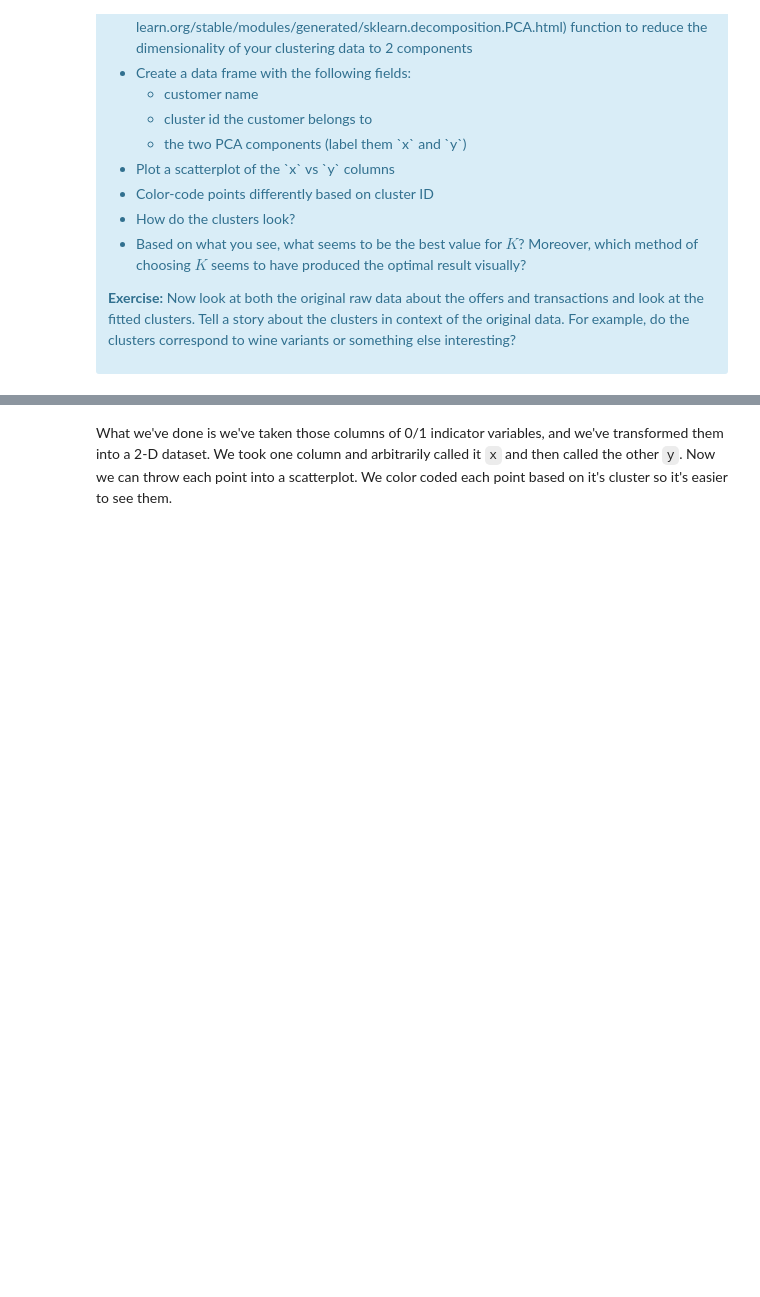
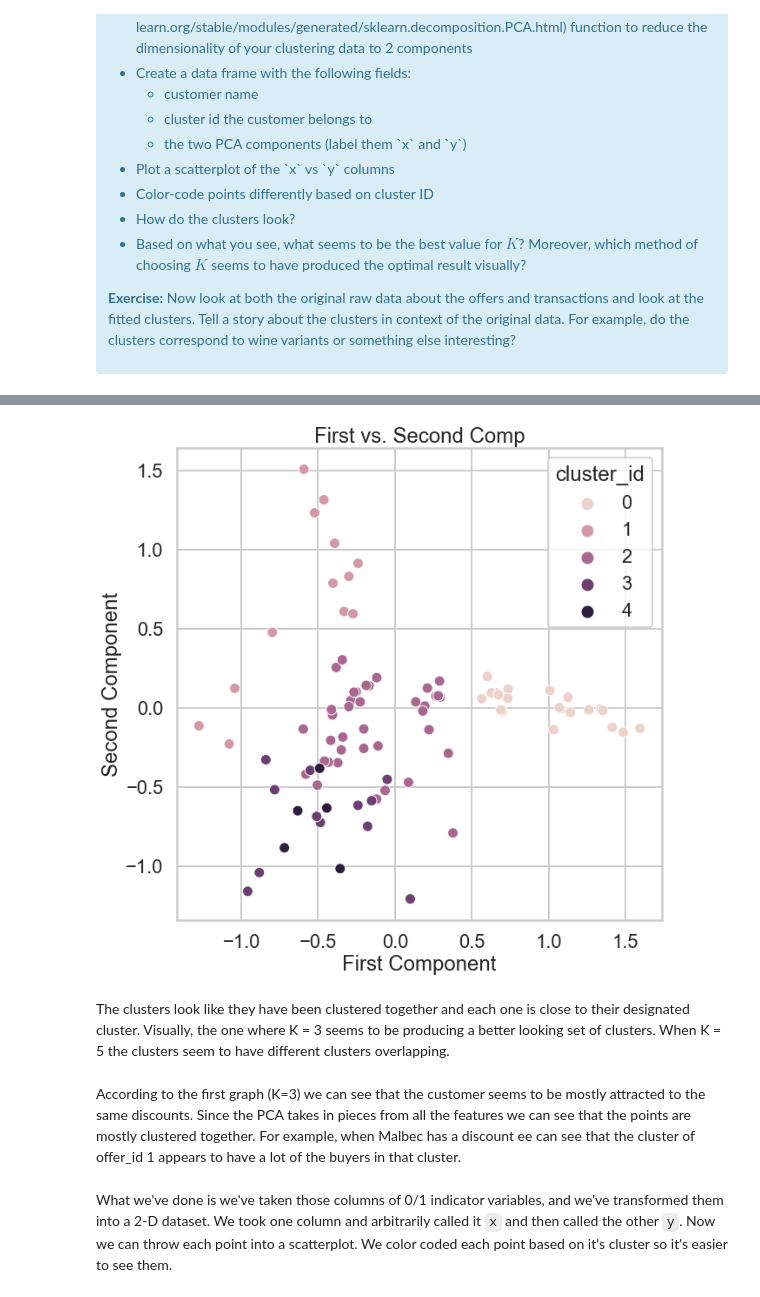
Before and after one commit to loalberto/Springboard-Clustering-Case-Study, a Jupyter notebook: Clustering Case Study - Customer Segmentation with K-Means - Tier 3.ipynb, the cells around one changed output, grey strips where cells are left out. Saved outputs shown, nothing was run; the diff lists cells and outputs as text; code cells hidden in the pictures; blank space fills up the shorter version.

```diff
--- a/Clustering Case Study - Customer Segmentation with K-Means - Tier 3.ipynb
+++ b/Clustering Case Study - Customer Segmentation with K-Means - Tier 3.ipynb
@@ -373,0 +409,7 @@ This is only one use of PCA for dimension reduction. We can also use PCA when we
+# %%
+#your turn
+# This will use the clusters from the suggested silhouette part. Where K = 5
+sil_kmeans = KMeans(n_clusters=5, random_state=0).fit(X)
+sil_df = pd.DataFrame({'customer_name': table['customer_name'], 'cluster_id':sil_kmeans.labels_})
+sil_df = sil_df.join(comp_df)
+sil_df.head()
@@ -374,3 +423,16 @@ This is only one use of PCA for dimension reduction. We can also use PCA when we
+# %%
+plt.figure(figsize=(10, 10))
+sns.scatterplot(x='x', y='y', hue='cluster_id', data=sil_df)
+plt.xlabel('First Component')
+plt.ylabel('Second Component')
+plt.title('First vs. Second Comp')
+plt.show()
+# %% [output]
+[figure, added]
+# %% [markdown]
+The clusters look like they have been clustered together and each one is close to their designated cluster. Visually, the one where K = 3 seems to be producing a better looking set of clusters. When K = 5 the clusters seem to have different clusters overlapping.
+# %% [markdown]
+According to the first graph (K=3) we can see that the customer seems to be mostly attracted to the same discounts. Since the PCA takes in pieces from all the features we can see that the points are mostly clustered together. For example, when Malbec has a discount ee can see that the cluster of offer_id 1 appears to have a lot of the buyers in that cluster.
 # %% [markdown]
 What we've done is we've taken those columns of 0/1 indicator variables, and we've transformed them into a 2-D dataset. We took one column and arbitrarily called it `x` and then called the other `y`. Now we can throw each point into a scatterplot. We color coded each point based on it's cluster so it's easier to see them.
 # %% [markdown]
```
Also changed, not shown: parts of 20 cells of this notebook.
